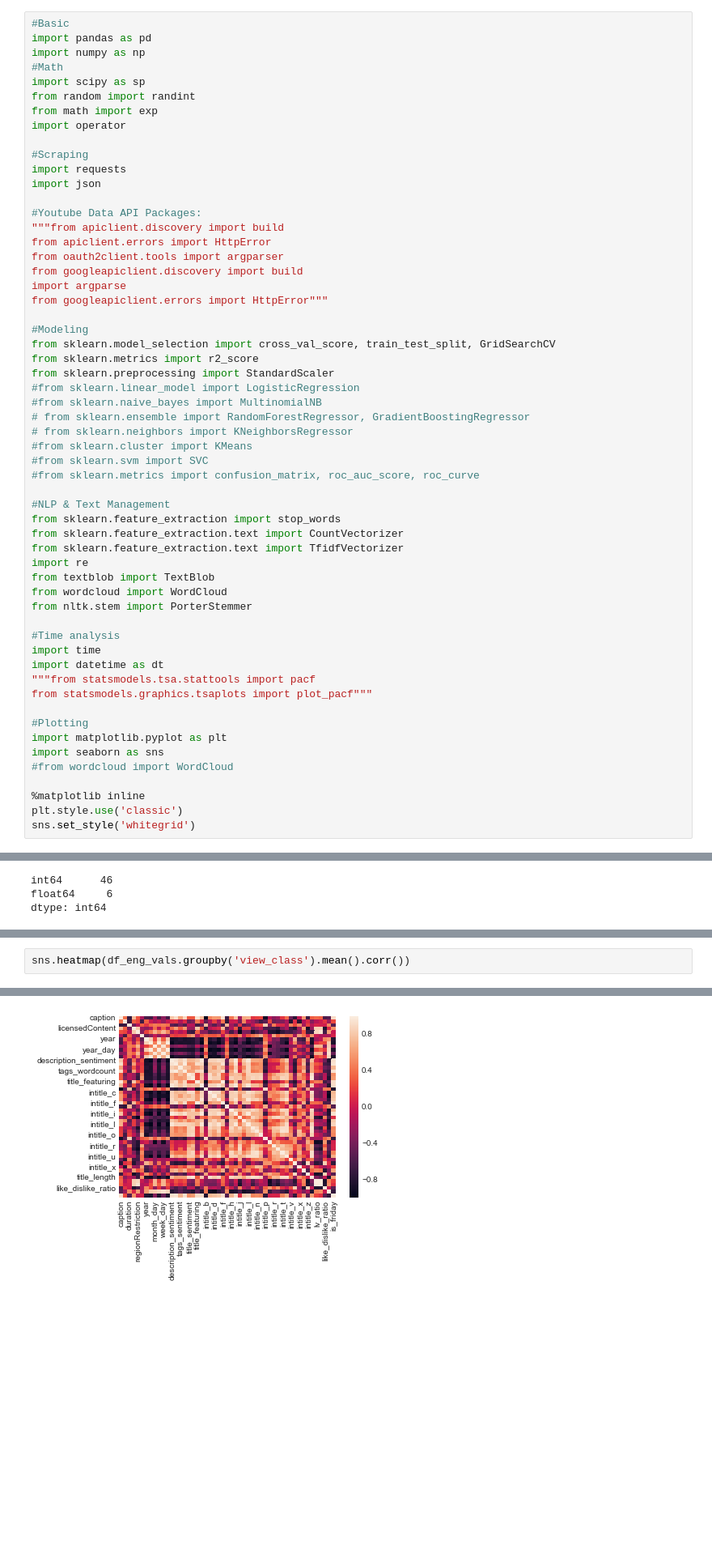
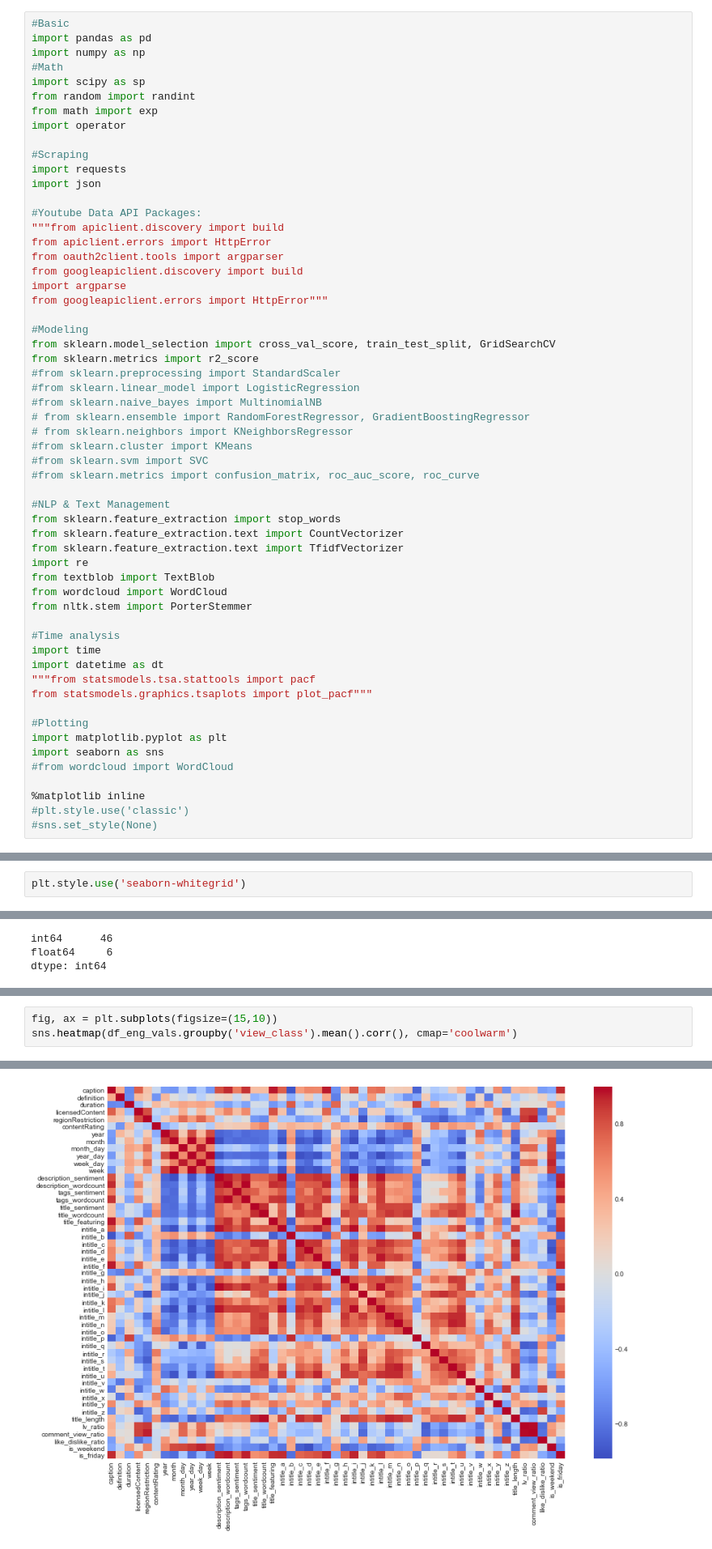
Before and after one commit to conorbarryhoke/Capstone, a Jupyter notebook: EDA_Dedicated.ipynb, the cells around one changed output, grey strips where cells are left out. Shown at 81% size. Cells and saved outputs as stored; diff of their text form; blank space fills up the shorter version.

```diff
--- a/EDA_Dedicated.ipynb
+++ b/EDA_Dedicated.ipynb
@@ -37,7 +38,7 @@ from googleapiclient.errors import HttpError"""
 #Modeling
 from sklearn.model_selection import cross_val_score, train_test_split, GridSearchCV
 from sklearn.metrics import r2_score
-from sklearn.preprocessing import StandardScaler
+#from sklearn.preprocessing import StandardScaler
 #from sklearn.linear_model import LogisticRegression
 #from sklearn.naive_bayes import MultinomialNB
 # from sklearn.ensemble import RandomForestRegressor, GradientBoostingRegressor
@@ -67,8 +68,8 @@ import seaborn as sns
 #from wordcloud import WordCloud
 
 %matplotlib inline
-plt.style.use('classic')
-sns.set_style('whitegrid')
+#plt.style.use('classic')
+#sns.set_style(None)
 # %%
 df_main = pd.read_csv('./data/clean_data_nocomments_noviews_02.10.18.csv')
 
@@ -322,4 +361,6 @@ plt.plot(['Monday','Tuesday','Wednesday','Thursday','Friday','Saturday','Sunday'
 df_main[df_main['week_day']==5]['view_log'].shape[0] + df_main[df_main['week_day']==6]['view_log'].shape[0]
 # %% [output]
 1833
+# %%
+plt.style.use('seaborn-whitegrid')
 # %%
@@ -433,8 +504,9 @@ Letters yes: a, d, f, g, i, k, l, p, v (kinda), x, y
 
 Looks like value add to drop 0 class
 # %%
-sns.heatmap(df_eng_vals.groupby('view_class').mean().corr())
+fig, ax = plt.subplots(figsize=(15,10))
+sns.heatmap(df_eng_vals.groupby('view_class').mean().corr(), cmap='coolwarm')
 # %% [output]
 <matplotlib.axes._subplots.AxesSubplot at 0x...>
-[figure, old version]
+[figure, new version]
 # %%
```
Also changed, not shown: parts of 16 cells of this notebook, 2 other files.
